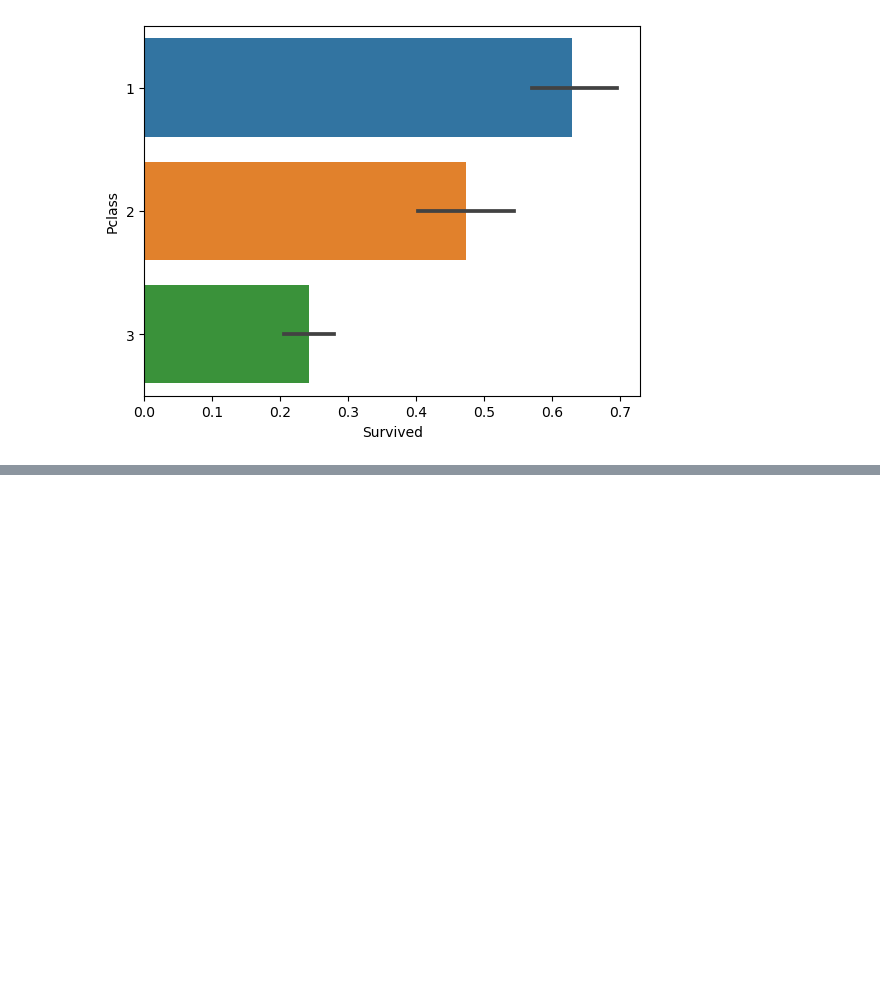
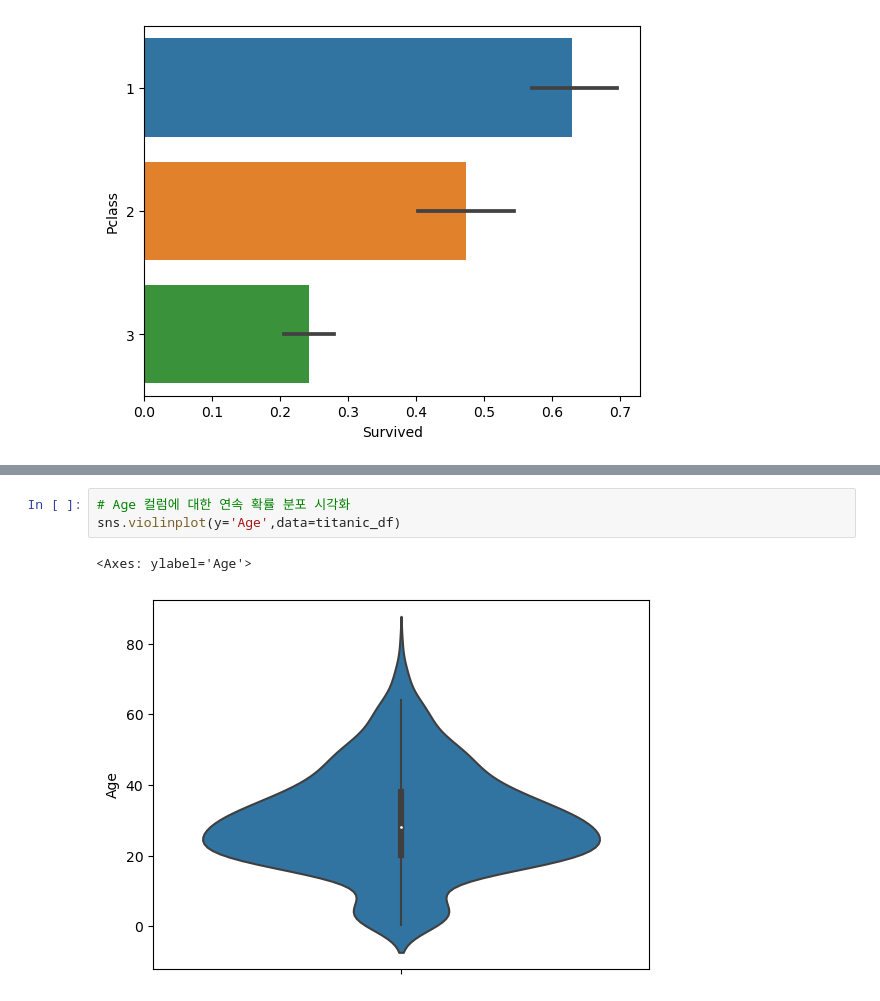
Before and after one commit to YoungMin-S/scikit-learn_Practice, a Jupyter notebook: Visualization/Visualization_Seaborn_Practice.ipynb, the cells around one changed output, grey strips where cells are left out. Saved outputs shown, nothing was run; the diff lists cells and outputs as text; blank space fills up the shorter version.

Commit message:
Visualization_Seaborn_C

```diff
--- a/Visualization/Visualization_Seaborn_Practice.ipynb
+++ b/Visualization/Visualization_Seaborn_Practice.ipynb
@@ -213,0 +218,6 @@ sns.barplot(x='Survived',y='Pclass',data=titanic_df,orient='h')
+# %%
+# Age 컬럼에 대한 연속 확률 분포 시각화
+sns.violinplot(y='Age',data=titanic_df)
+# %% [output]
+<Axes: ylabel='Age'>
+[figure, added]
```
Also changed, not shown: parts of 19 cells of this notebook.
